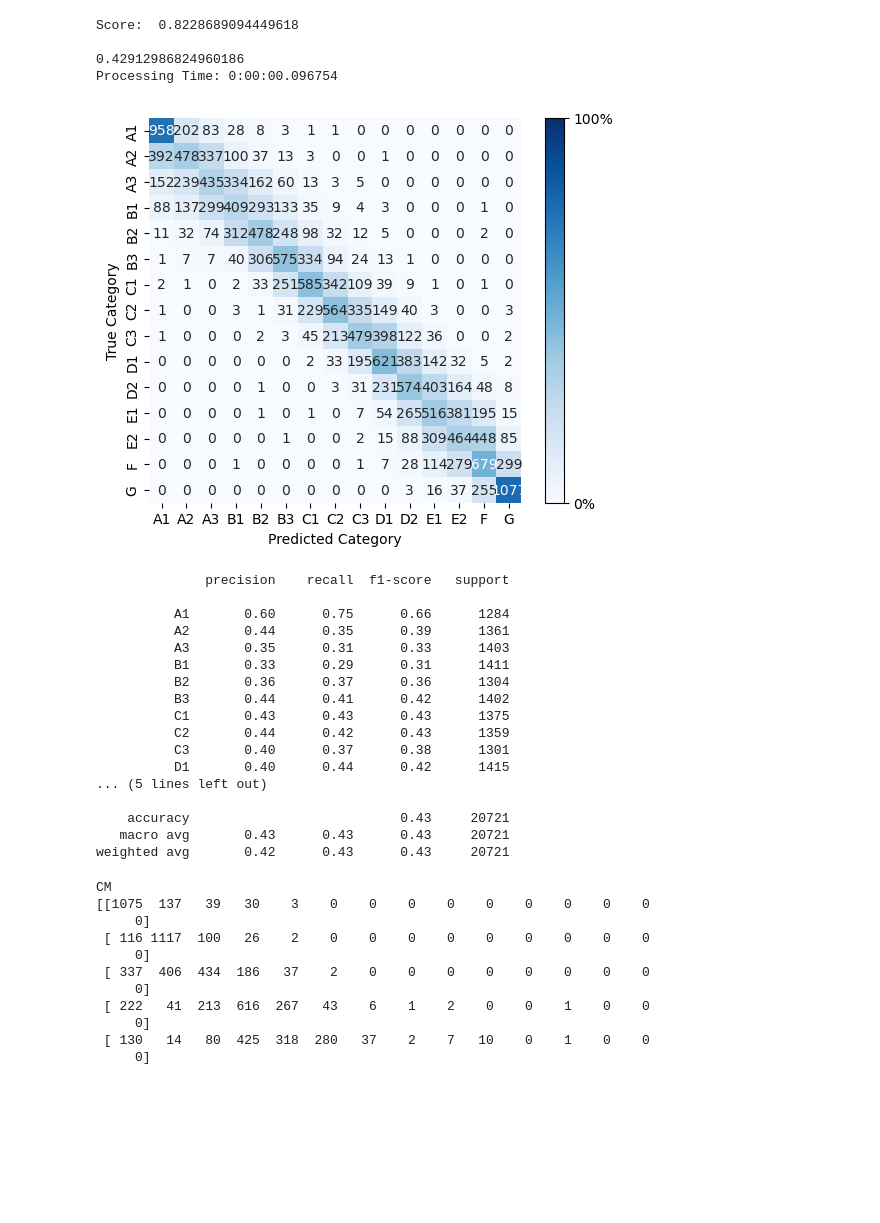
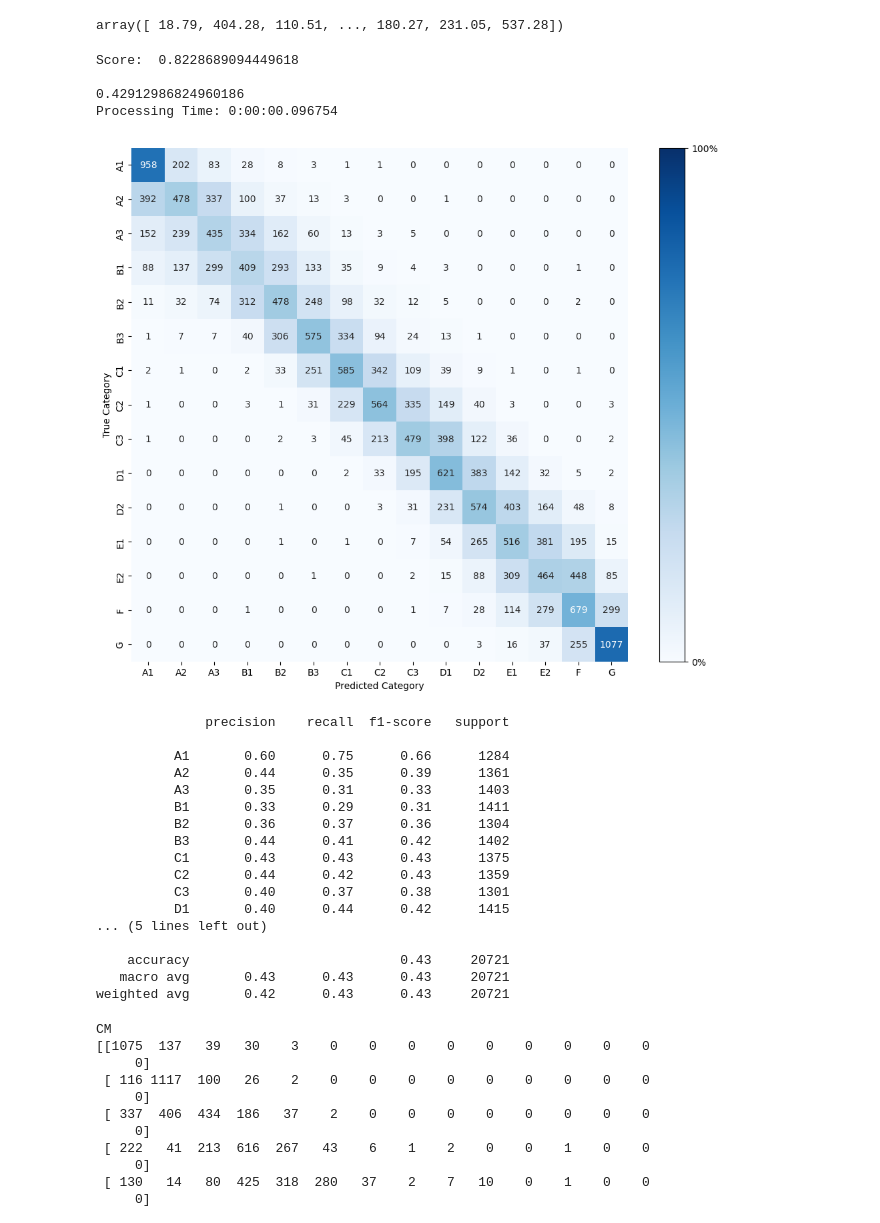
Before and after one commit to jbyrneirl/BER-Rating-AI-Model, a Jupyter notebook: notebooks/data-preparation/Ridge Regression.ipynb, the cells around one changed output. Cells and saved outputs as stored; diff of their text form; code cells hidden in the pictures; blank space fills up the shorter version.

Commit message:
Adjustments on heatmap function for Ridge Regression model

```diff
--- a/notebooks/data-preparation/Ridge Regression.ipynb
+++ b/notebooks/data-preparation/Ridge Regression.ipynb
@@ -47,6 +47,10 @@ y = df.BerRating
 
 
 X_train, X_test, y_train, y_test = train_test_split( X, y, random_state=2)
+# %%
+y_test.to_numpy()
+# %% [output]
+array([ 18.79, 404.28, 110.51, ..., 180.27, 231.05, 537.28])
 # %%
 start_time = datetime.now()
 model = Ridge()
@@ -59,29 +63,42 @@ score = model.score(X_test, y_test)
 
 
 y_con = rating_feature_conversion(y_test.to_numpy())
+# %%
+def heatmap2(cm):
+  labels = ["A1", "A2", "A3", "B1", "B2", "B3", "C1", "C2", "C3", "D1", "D2", "E1", "E2", "F", "G"]
+  cm_df =  pd.DataFrame(cm, labels, labels)
+  cm_percent =  cm_df.copy().apply(lambda x: x/x.sum(), axis=1)
+  plt.figure(figsize=(12, 10))
+  ax = sb.heatmap(cm_percent, annot=cm_df, fmt=f".0f", cmap="Blues", cbar=False, vmin=0, vmax=1)
+  ax.set(xlabel="Predicted Category", ylabel="True Category")
+  #cbar = ax.figure.colorbar(ax.collections[0])
+  cbar = ax.figure.colorbar(ax.collections[0])
+  cbar.set_ticks([0, 1])
+  cbar.set_ticklabels(["0%", "100%"])
+  plt.show()
 # %%
 print("Score: ", score, "\n")
 
 y_hat_con = rating_feature_conversion(y_hat)
 cm = confusion_matrix(y_con, y_hat_con)
 
 
 #print("CM")
 #print(cm)
 
 print(accuracy_score(y_con, y_hat_con))
 
 print('Processing Time: {}'.format(end_time - start_time))
 
-heatmap(cm)
+heatmap2(cm)
 
 print(classification_report(y_con, y_hat_con))
 # %% [output]
 Score:  0.8228689094449618
 
 0.42912986824960186
 Processing Time: 0:00:00.096754
-[figure, old version]
+[figure, new version]
               precision    recall  f1-score   support
 
           A1       0.60      0.75      0.66      1284
```
